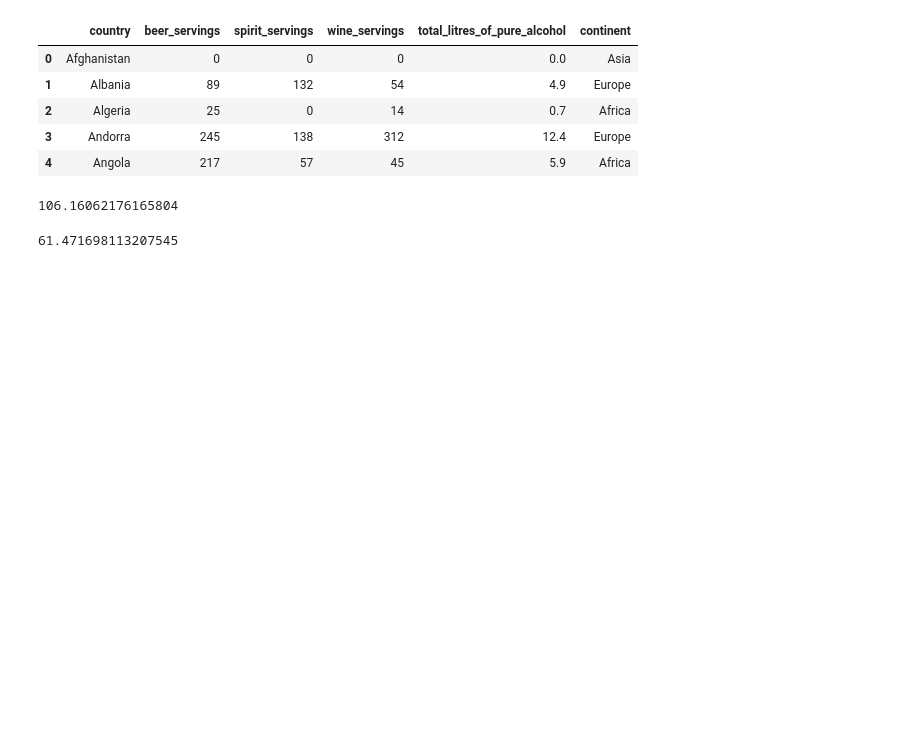
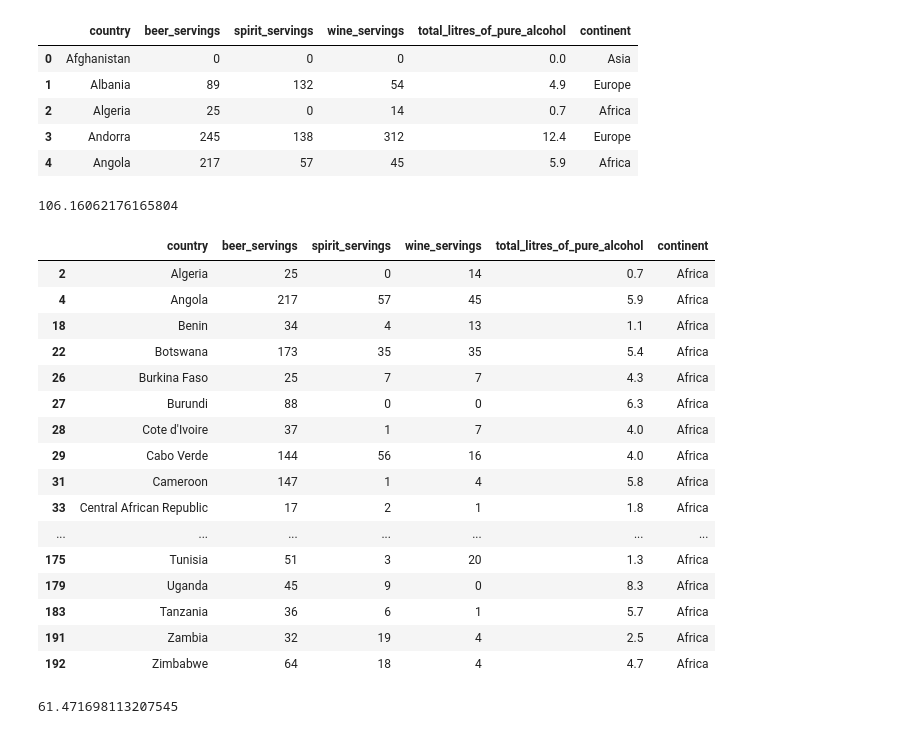
Before and after one commit to gauthiermartin/pandas-videos, a Jupyter notebook: pandas.ipynb, the cells around one changed output. Drawn from its saved outputs; the diff is of its cells as text; code cells hidden in the pictures; blank space fills up the shorter version.

```diff
--- a/pandas.ipynb
+++ b/pandas.ipynb
@@ -1016,6 +1016,26 @@ drinks.head()
 drinks.beer_servings.mean()
 # %% [output]
 106.16062176165804
+# %%
+drinks[drinks.continent=='Africa']
+# %% [output]
+|  | country | beer_servings | spirit_servings | wine_servings | total_litres_of_pure_alcohol | continent |
+| 2 | Algeria | 25 | 0 | 14 | 0.7 | Africa |
+| 4 | Angola | 217 | 57 | 45 | 5.9 | Africa |
+| 18 | Benin | 34 | 4 | 13 | 1.1 | Africa |
+| 22 | Botswana | 173 | 35 | 35 | 5.4 | Africa |
+| 26 | Burkina Faso | 25 | 7 | 7 | 4.3 | Africa |
+| 27 | Burundi | 88 | 0 | 0 | 6.3 | Africa |
+| 28 | Cote d'Ivoire | 37 | 1 | 7 | 4.0 | Africa |
+| 29 | Cabo Verde | 144 | 56 | 16 | 4.0 | Africa |
+| 31 | Cameroon | 147 | 1 | 4 | 5.8 | Africa |
+| 33 | Central African Republic | 17 | 2 | 1 | 1.8 | Africa |
+| ... | ... | ... | ... | ... | ... | ... |
+| 175 | Tunisia | 51 | 3 | 20 | 1.3 | Africa |
+| 179 | Uganda | 45 | 9 | 0 | 8.3 | Africa |
+| 183 | Tanzania | 36 | 6 | 1 | 5.7 | Africa |
+| 191 | Zambia | 32 | 19 | 4 | 2.5 | Africa |
+| 192 | Zimbabwe | 64 | 18 | 4 | 4.7 | Africa |
 # %%
 # calculate the mean beer servings just for countries in Africa
 drinks[drinks.continent=='Africa'].beer_servings.mean()
```
Also changed, not shown: parts of 3 cells of this notebook.
